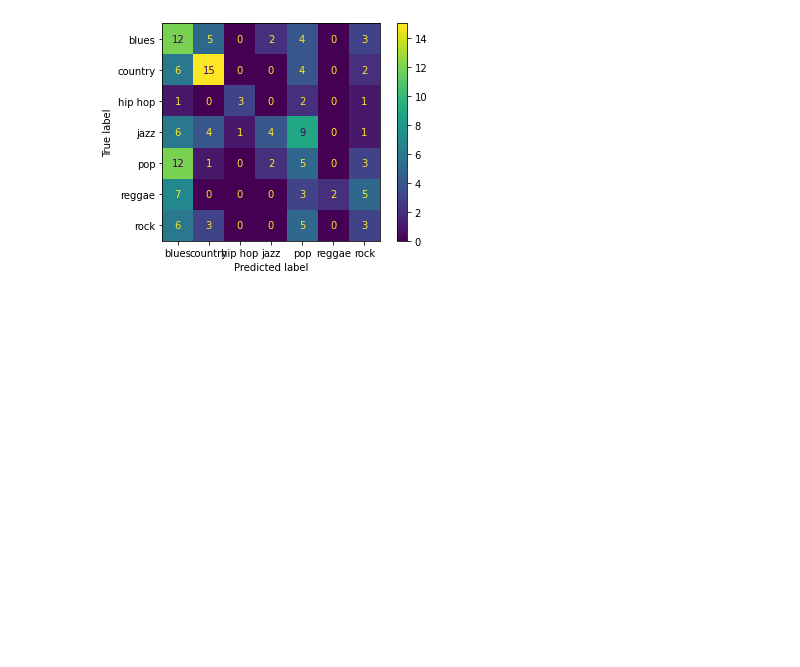
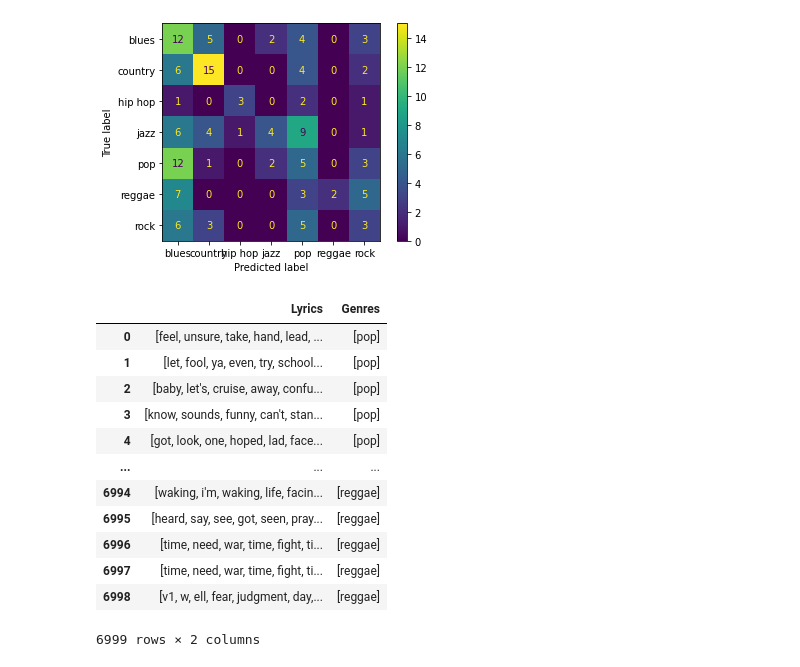
Before and after one commit to ZibingZhang/cs4120, a Jupyter notebook: NLP Final Project.ipynb, the cells around one changed output. Saved outputs shown, nothing was run; the diff lists cells and outputs as text; code cells hidden in the pictures; blank space fills up the shorter version.

Commit message:
PredictingGenre

```diff
--- a/NLP Final Project.ipynb
+++ b/NLP Final Project.ipynb
@@ -48,7 +37,0 @@ Done. Found 3 songs.
-# %%
-songs = ["Marvin's Room"]
-artists = ["Drake"]
-genres = ["Pop"]
-
-song = genius.search_song("Marvin's Room", artist.name)
-print(song.lyrics)
@@ -703,3 +664,37 @@ disp.plot()
 plt.show()
 # %% [output]
 [figure]
+# %%
+train_genres = ['blues', 'country', 'hip hop', 'jazz', 'pop', 'reggae', 'rock']
+test_genres = ["Blues", "Country", "Hip Hop", "Jazz", "Pop", "Reggae", "Rock"]
+genre_convert = {test_genre:train_genres[i] for i, test_genre in enumerate(test_genres)}
+
+def convert_genre(input_genres):
+    output_genres = []
+    for genre in input_genres:
+        if genre in genre_convert.keys():
+            output_genres.append(genre_convert[genre])
+
+    return output_genres
+# %%
+test_data = pd.read_csv("processed_data_final.csv").drop("Unnamed: 0", axis=1)
+test_data.Lyrics = test_data.Lyrics.apply(literal_eval)
+test_data.Genres = test_data.Genres.apply(literal_eval)
+for i, (lyrics, genres) in test_data.iterrows():
+    test_data.loc[i].Genres = convert_genre(genres)
+
+test_data
+# %% [output]
+|  | Lyrics | Genres |
+| 0 | [feel, unsure, take, hand, lead, ... | [pop] |
+| 1 | [let, fool, ya, even, try, school... | [pop] |
+| 2 | [baby, let's, cruise, away, confu... | [pop] |
+| 3 | [know, sounds, funny, can't, stan... | [pop] |
+| 4 | [got, look, one, hoped, lad, face... | [pop] |
+| ... | ... | ... |
+| 6994 | [waking, i'm, waking, life, facin... | [reggae] |
+| 6995 | [heard, say, see, got, seen, pray... | [reggae] |
+| 6996 | [time, need, war, time, fight, ti... | [reggae] |
+| 6997 | [time, need, war, time, fight, ti... | [reggae] |
+| 6998 | [v1, w, ell, fear, judgment, day,... | [reggae] |
+6999 rows × 2 columns
```
Also changed, not shown: parts of 17 cells of this notebook, 2 other files.
